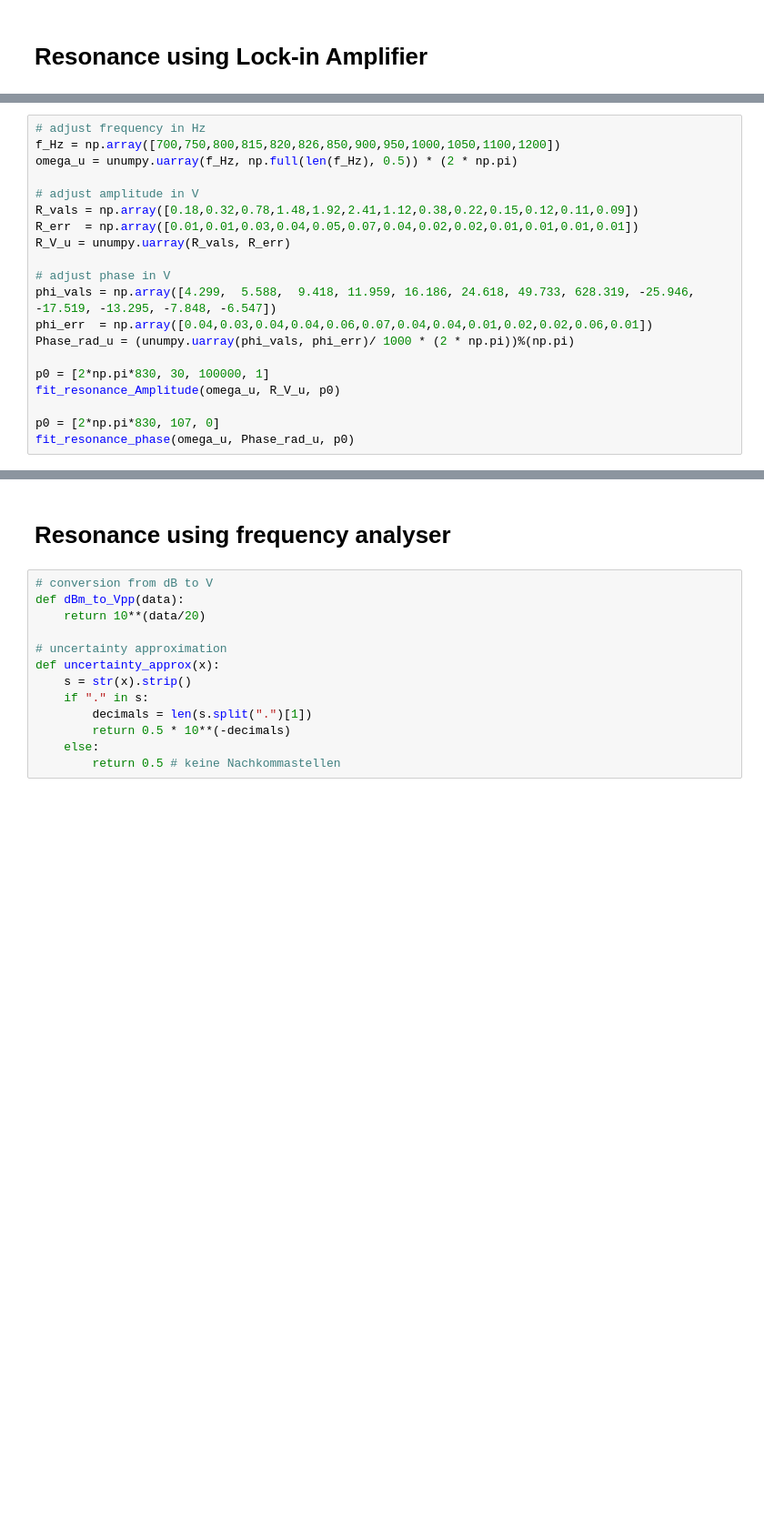
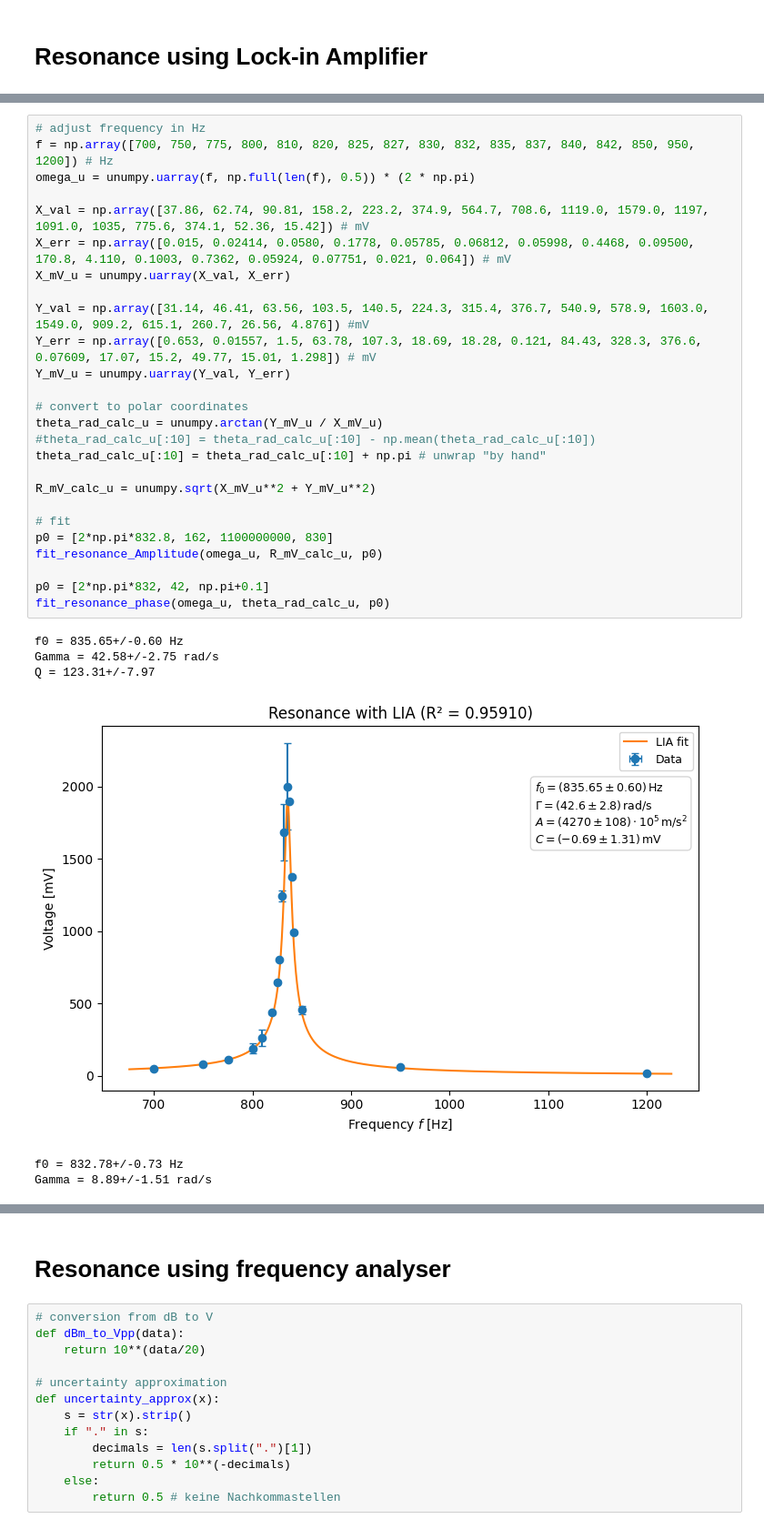
Before and after one commit to Mhfd10/P1_ETHZ, a Jupyter notebook: Mechanical_Resonator/main.ipynb, the cells around one changed output, grey strips where cells are left out. Shown at 91% size. Cells and saved outputs as stored; diff of their text form; blank space fills up the shorter version.

```diff
--- a/Mechanical_Resonator/main.ipynb
+++ b/Mechanical_Resonator/main.ipynb
@@ -172,20 +176,33 @@ def fit_resonance_phase(omega_u, Phase_rad_u, p0, title="LIA"):
 # %%
 # adjust frequency in Hz
-f_Hz = np.array([700,750,800,815,820,826,850,900,950,1000,1050,1100,1200])
-omega_u = unumpy.uarray(f_Hz, np.full(len(f_Hz), 0.5)) * (2 * np.pi)
+f = np.array([700, 750, 775, 800, 810, 820, 825, 827, 830, 832, 835, 837, 840, 842, 850, 950, 1200]) # Hz
+omega_u = unumpy.uarray(f, np.full(len(f), 0.5)) * (2 * np.pi)
 
-# adjust amplitude in V
-R_vals = np.array([0.18,0.32,0.78,1.48,1.92,2.41,1.12,0.38,0.22,0.15,0.12,0.11,0.09])
-R_err  = np.array([0.01,0.01,0.03,0.04,0.05,0.07,0.04,0.02,0.02,0.01,0.01,0.01,0.01])
-R_V_u = unumpy.uarray(R_vals, R_err)
+X_val = np.array([37.86, 62.74, 90.81, 158.2, 223.2, 374.9, 564.7, 708.6, 1119.0, 1579.0, 1197, 1091.0, 1035, 775.6, 374.1, 52.36, 15.42]) # mV
+X_err = np.array([0.015, 0.02414, 0.0580, 0.1778, 0.05785, 0.06812, 0.05998, 0.4468, 0.09500, 170.8, 4.110, 0.1003, 0.7362, 0.05924, 0.07751, 0.021, 0.064]) # mV
+X_mV_u = unumpy.uarray(X_val, X_err)
 
-# adjust phase in V
-phi_vals = np.array([4.299,  5.588,  9.418, 11.959, 16.186, 24.618, 49.733, 628.319, -25.946, -17.519, -13.295, -7.848, -6.547])
-phi_err  = np.array([0.04,0.03,0.04,0.04,0.06,0.07,0.04,0.04,0.01,0.02,0.02,0.06,0.01])
-Phase_rad_u = (unumpy.uarray(phi_vals, phi_err)/ 1000 * (2 * np.pi))%(np.pi)
+Y_val = np.array([31.14, 46.41, 63.56, 103.5, 140.5, 224.3, 315.4, 376.7, 540.9, 578.9, 1603.0, 1549.0, 909.2, 615.1, 260.7, 26.56, 4.876]) #mV
+Y_err = np.array([0.653, 0.01557, 1.5, 63.78, 107.3, 18.69, 18.28, 0.121, 84.43, 328.3, 376.6, 0.07609, 17.07, 15.2, 49.77, 15.01, 1.298]) # mV
+Y_mV_u = unumpy.uarray(Y_val, Y_err)
 
-p0 = [2*np.pi*830, 30, 100000, 1]
-fit_resonance_Amplitude(omega_u, R_V_u, p0)
+# convert to polar coordinates
+theta_rad_calc_u = unumpy.arctan(Y_mV_u / X_mV_u)
+#theta_rad_calc_u[:10] = theta_rad_calc_u[:10] - np.mean(theta_rad_calc_u[:10])
+theta_rad_calc_u[:10] = theta_rad_calc_u[:10] + np.pi # unwrap "by hand"
 
-p0 = [2*np.pi*830, 107, 0]
-fit_resonance_phase(omega_u, Phase_rad_u, p0)
+R_mV_calc_u = unumpy.sqrt(X_mV_u**2 + Y_mV_u**2)
+
+# fit
+p0 = [2*np.pi*832.8, 162, 1100000000, 830]
+fit_resonance_Amplitude(omega_u, R_mV_calc_u, p0)
+
+p0 = [2*np.pi*832, 42, np.pi+0.1]
+fit_resonance_phase(omega_u, theta_rad_calc_u, p0)
+# %% [output]
+f0 = 835.65+/-0.60 Hz
+Gamma = 42.58+/-2.75 rad/s
+Q = 123.31+/-7.97
+[figure, added]
+f0 = 832.78+/-0.73 Hz
+Gamma = 8.89+/-1.51 rad/s
```
Also changed, not shown: parts of 11 cells of this notebook, 5 other files.
